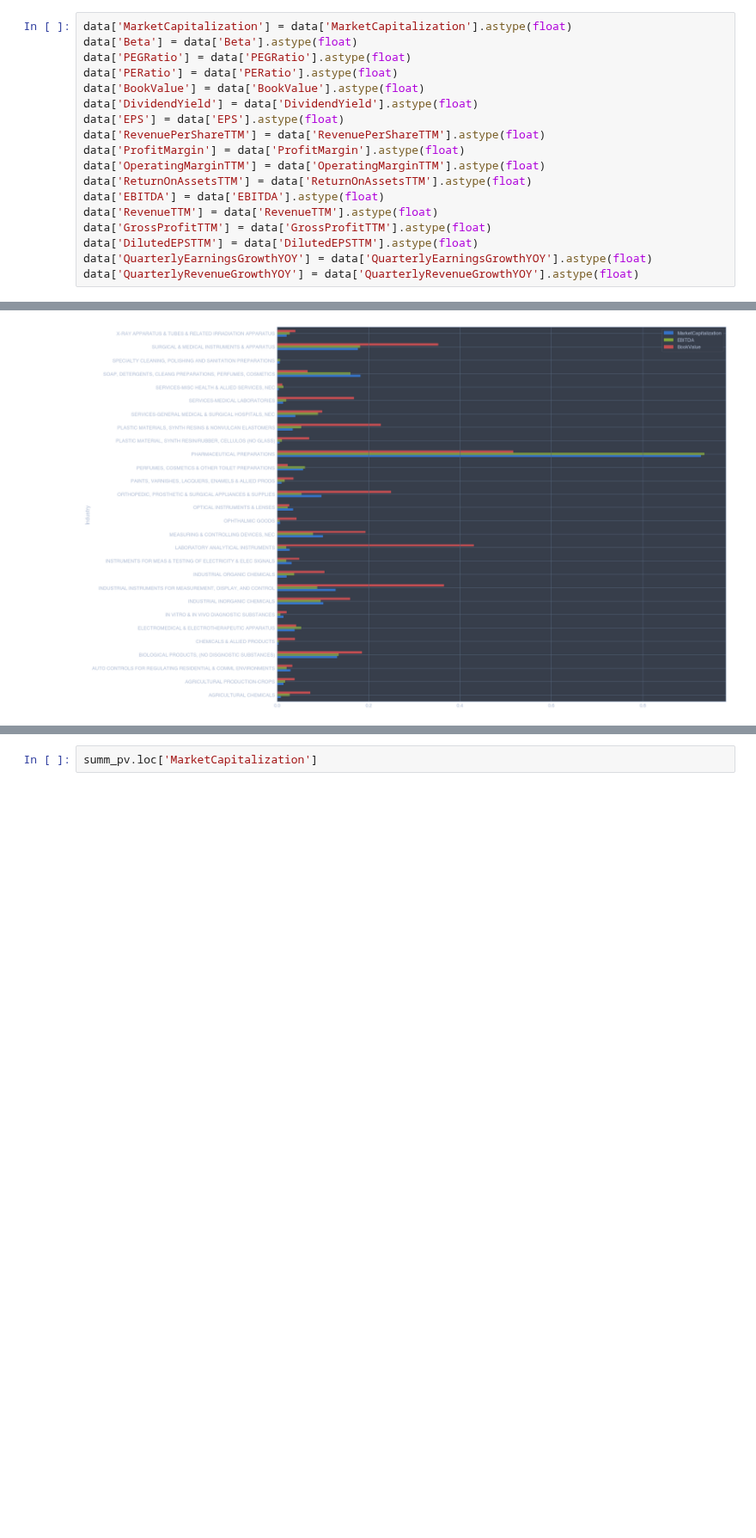
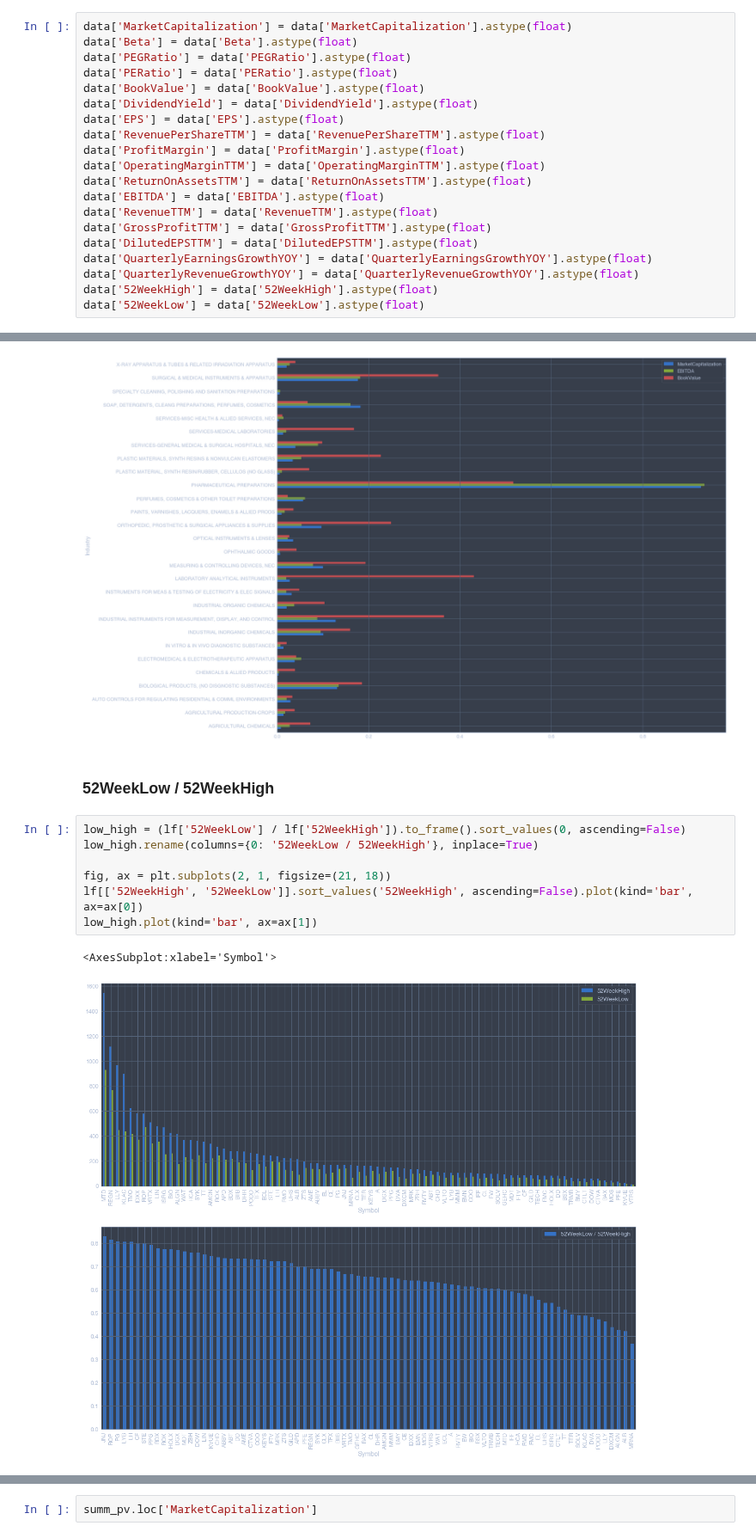
Before and after one commit to fadeeva/stock_market_research, a Jupyter notebook: Portfolio/Search_Review/Sectors_Review.ipynb, the cells around one changed output, grey strips where cells are left out. Shown at 86% size. Drawn from its saved outputs; the diff is of its cells as text; blank space fills up the shorter version.

Commit message:
52week_high and low

```diff
--- a/Portfolio/Search_Review/Sectors_Review.ipynb
+++ b/Portfolio/Search_Review/Sectors_Review.ipynb
@@ -59,6 +59,8 @@ data['GrossProfitTTM'] = data['GrossProfitTTM'].astype(float)
 data['DilutedEPSTTM'] = data['DilutedEPSTTM'].astype(float)
 data['QuarterlyEarningsGrowthYOY'] = data['QuarterlyEarningsGrowthYOY'].astype(float)
 data['QuarterlyRevenueGrowthYOY'] = data['QuarterlyRevenueGrowthYOY'].astype(float)
+data['52WeekHigh'] = data['52WeekHigh'].astype(float)
+data['52WeekLow'] = data['52WeekLow'].astype(float)
 # %%
 data['Sector'].unique()
 # %% [output]
@@ -225,6 +229,18 @@ df_norm.plot(kind='barh', ax=ax)
 # %% [output]
 <AxesSubplot:ylabel='Industry'>
 [figure]
+# %% [markdown]
+### 52WeekLow / 52WeekHigh
+# %%
+low_high = (lf['52WeekLow'] / lf['52WeekHigh']).to_frame().sort_values(0, ascending=False)
+low_high.rename(columns={0: '52WeekLow / 52WeekHigh'}, inplace=True)
+
+fig, ax = plt.subplots(2, 1, figsize=(21, 18))
+lf[['52WeekHigh', '52WeekLow']].sort_values('52WeekHigh', ascending=False).plot(kind='bar', ax=ax[0])
+low_high.plot(kind='bar', ax=ax[1])
+# %% [output]
+<AxesSubplot:xlabel='Symbol'>
+[figure, added]
 # %%
 summ = lf.groupby('Industry').agg({'Name': 'count',
                             'MarketCapitalization': ['sum', 'min', 'idxmin', 'max', 'idxmax'],
```
Also changed, not shown: parts of 1 cell of this notebook.
